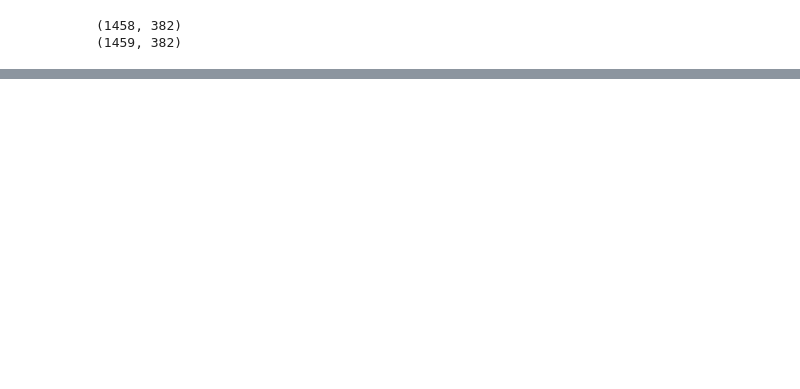
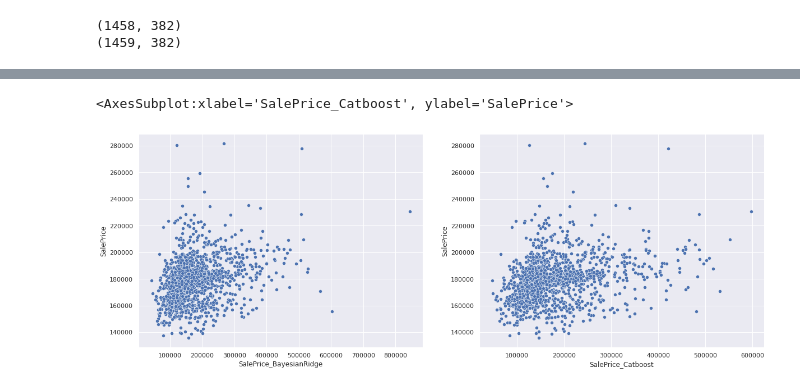
Before and after one commit to radclijd/Ames_House_Prices, a Jupyter notebook: 2nd_Notebook_Ames_House_SalePrice.ipynb, the cells around one changed output, grey strips where cells are left out. Cells and saved outputs as stored; diff of their text form; code cells hidden in the pictures; blank space fills up the shorter version.

```diff
--- a/2nd_Notebook_Ames_House_SalePrice.ipynb
+++ b/2nd_Notebook_Ames_House_SalePrice.ipynb
@@ -1214,0 +1223,7 @@ sample_submission.head()
+# %%
+fig, ax = plt.subplots(1, 2, figsize =(20, 7))
+sns.scatterplot(x= sample_submission['SalePrice_BayesianRidge'], y=sample_submission['SalePrice'], ax=ax[0])
+sns.scatterplot(x= sample_submission['SalePrice_Catboost'], y=sample_submission['SalePrice'], ax=ax[1])
+# %% [output]
+<AxesSubplot:xlabel='SalePrice_Catboost', ylabel='SalePrice'>
+[figure, added]
```
Also changed, not shown: parts of 20 cells of this notebook.
